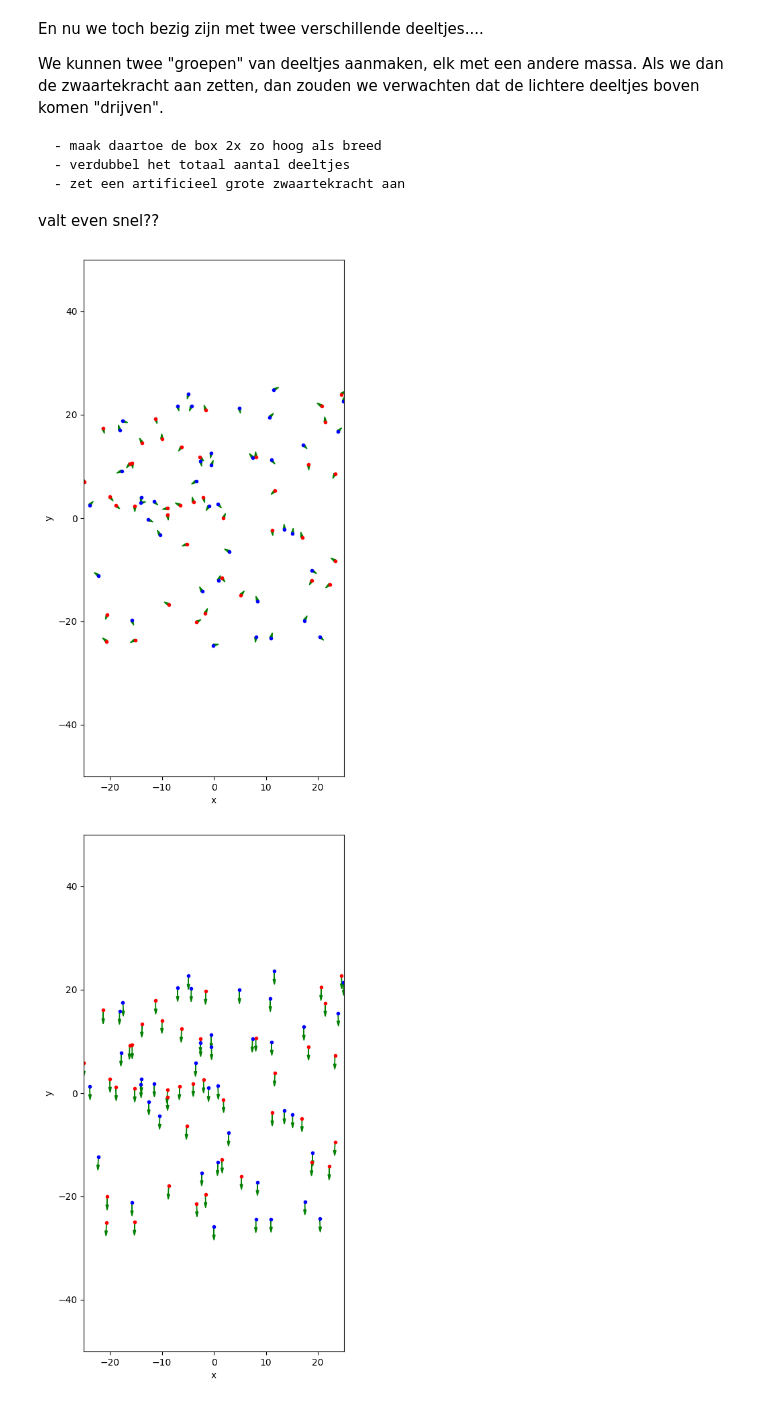
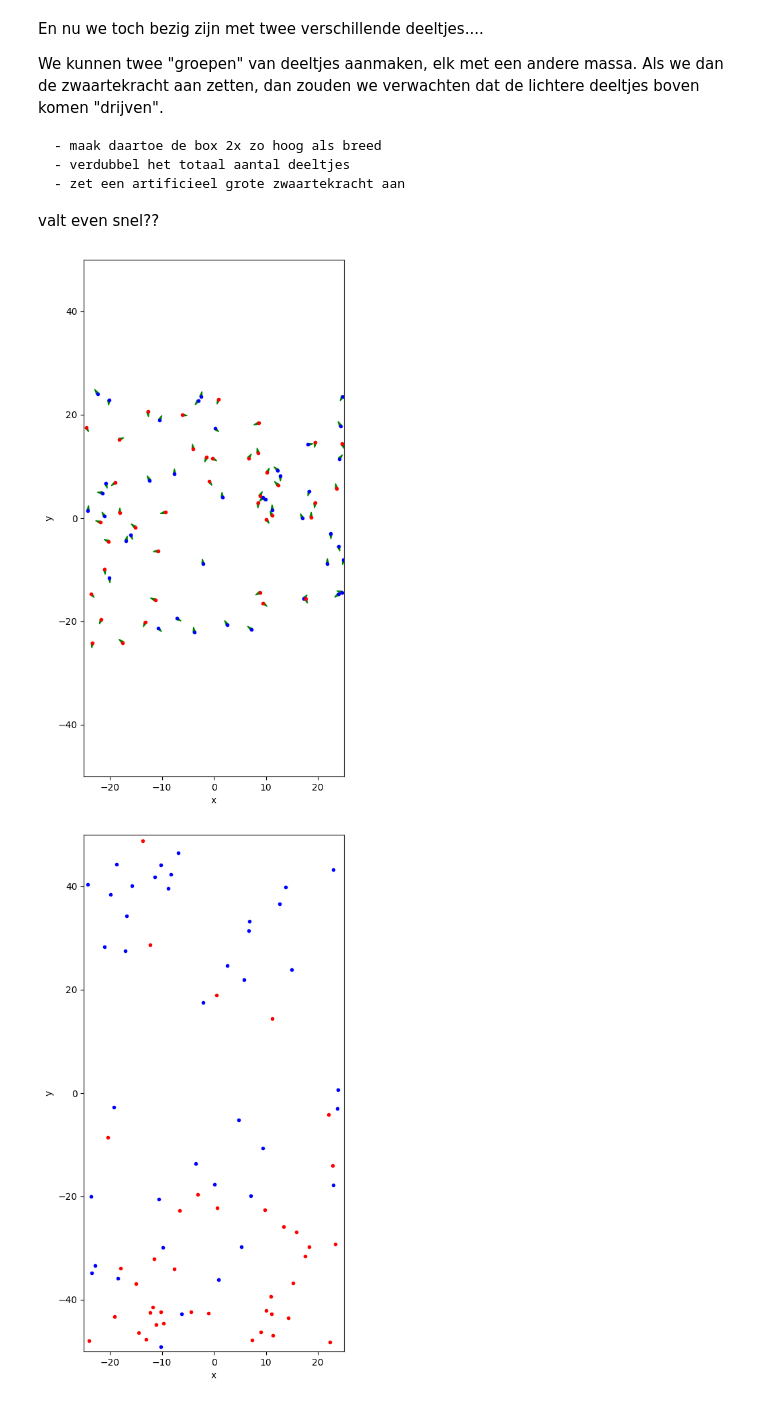
Before and after one commit to BNR33/001TASH, a Jupyter notebook: Content/PySim/4_brownianmotion.ipynb, the cells around one changed output. Cells and saved outputs as stored; diff of their text form; code cells hidden in the pictures.

```diff
--- a/Content/PySim/4_brownianmotion.ipynb
+++ b/Content/PySim/4_brownianmotion.ipynb
@@ -522,9 +522,9 @@ class ParticleClass:
 
     # Harde wand
     def boxcollision(self):
-        if abs(self.r[0]) + self.R > Box_length:
+        if abs(self.r[0]) + self.R > Box_length_0:
             self.v[0] = -self.v[0]                                  # Omdraaien van de snelheid
-            self.r[0] = np.sign(self.r[0]) * (Box_length - self.R)  # Zet terug net binnen box
+            self.r[0] = np.sign(self.r[0]) * (Box_length_0 - self.R)  # Zet terug net binnen box
             return True
         if abs(self.r[1]) + self.R > Box_length:
             self.v[1] = -self.v[1]
@@ -546,16 +546,12 @@ Box_length_0 = Box_size_0/2
 Box_length = Box_length_0 * 2     # De grootte van de box kan wijzigen!
 
 # Particles
-dt = 0.1
 particles = []
 N = 41
-v_0 = 0.05
-dt = 0.004
+v_0 = 0.001
+dt = 0.0004
 botsingen = []
-counter = 0
-startpos = []
-endpos = []
-a = np.array([0, -1])
+a = np.array([0, -50])
 
 
 # Aanmaken van deeltjes
@@ -572,7 +568,7 @@ for i in range(N-1):
     vy = np.random.choice([-1, 1])*np.sqrt(v_0**2-vx**2)
     pos = Box_length_0*np.random.uniform(-1,1,2)
     startpos.append(pos)
-    particles.append(ParticleClass(m=100.0, v=[vx, vy], r = pos, R=.5,c='red'))
+    particles.append(ParticleClass(m=1000.0, v=[vx, vy], r = pos, R=.5,c='red'))
 
 
 # Inspecteren van beginsituatie
@@ -622,57 +618,57 @@ def handle_collisions(particles):
                 particle_collision(particles[i], particles[j])
 
 
-for i in range(400):
+for i in range(10000):
 #your code/answer
 
     for p in particles:
         p.update_position()    # Update positie
         p.boxcollision()         # Wandbotsing werkt per deeltje
 
 
     handle_collisions(particles)
 
 
 plt.figure(figsize=(5, 10))
 plt.xlabel('x')
 plt.ylabel('y')
 plt.xlim(-Box_length_0,Box_length_0)
 plt.ylim(-Box_length,Box_length)
 for particle, particle_object in enumerate(particles):
     plt.plot(particle_object.r[0],particle_object.r[1],color=particle_object.c,marker='.')
-    plt.arrow(particle_object.r[0],particle_object.r[1],
-              particle_object.v[0],particle_object.v[1],
-              head_width=0.5, head_length=1, color='green')
+    # plt.arrow(particle_object.r[0],particle_object.r[1],
+    #           particle_object.v[0],particle_object.v[1],
+    #           head_width=0.5, head_length=1, color='green')
 plt.show()
 
-# from matplotlib.animation import FuncAnimation
-# from IPython.display import HTML
+from matplotlib.animation import FuncAnimation
+from IPython.display import HTML
 
-# fig, ax = plt.subplots(figsize=(5, 10))
-# ax.set_xlabel('x')
-# ax.set_ylabel('y')
-# ax.set_xlim(-Box_length_0,Box_length_0)
-# ax.set_ylim(-Box_length,Box_length)
-# dot, = ax.plot([], [], 'ro', ms=1);
+fig, ax = plt.subplots(figsize=(5, 10))
+ax.set_xlabel('x')
+ax.set_ylabel('y')
+ax.set_xlim(-Box_length_0,Box_length_0)
+ax.set_ylim(-Box_length,Box_length)
+dot, = ax.plot([], [], 'ro', ms=1);
 
-# def init():
-#     dot.set_data([], [])
-#     return dot,
+def init():
+    dot.set_data([], [])
+    return dot,
 
-# def update(frame):
-#     for i in range(100):
+def update(frame):
+    for i in range(100):
 
-#         for p in particles:
-#             p.update_position()    # Update positie
-#             p.boxcollision()         # Wandbotsing werkt per deeltje
+        for p in particles:
+            p.update_position()    # Update positie
+            p.boxcollision()         # Wandbotsing werkt per deeltje
 
-#         handle_collisions(particles)
+        handle_collisions(particles)
 
-#     dot.set_data([p.r[0] for p in particles], [p.r[1] for p in particles])
-#     return dot,
+    dot.set_data([p.r[0] for p in particles], [p.r[1] for p in particles])
+    return dot,
 
-# ani = FuncAnimation(fig, update, frames=100, init_func=init, blit=True, interval=50)
-# HTML(ani.to_jshtml())
+ani = FuncAnimation(fig, update, frames=100, init_func=init, blit=True, interval=50)
+HTML(ani.to_jshtml())
 # %% [output]
-[figure, old version]
+[figure, new version]
-[figure, old version]
+[figure, new version]
```
Also changed, not shown: parts of 1 cell of this notebook.
